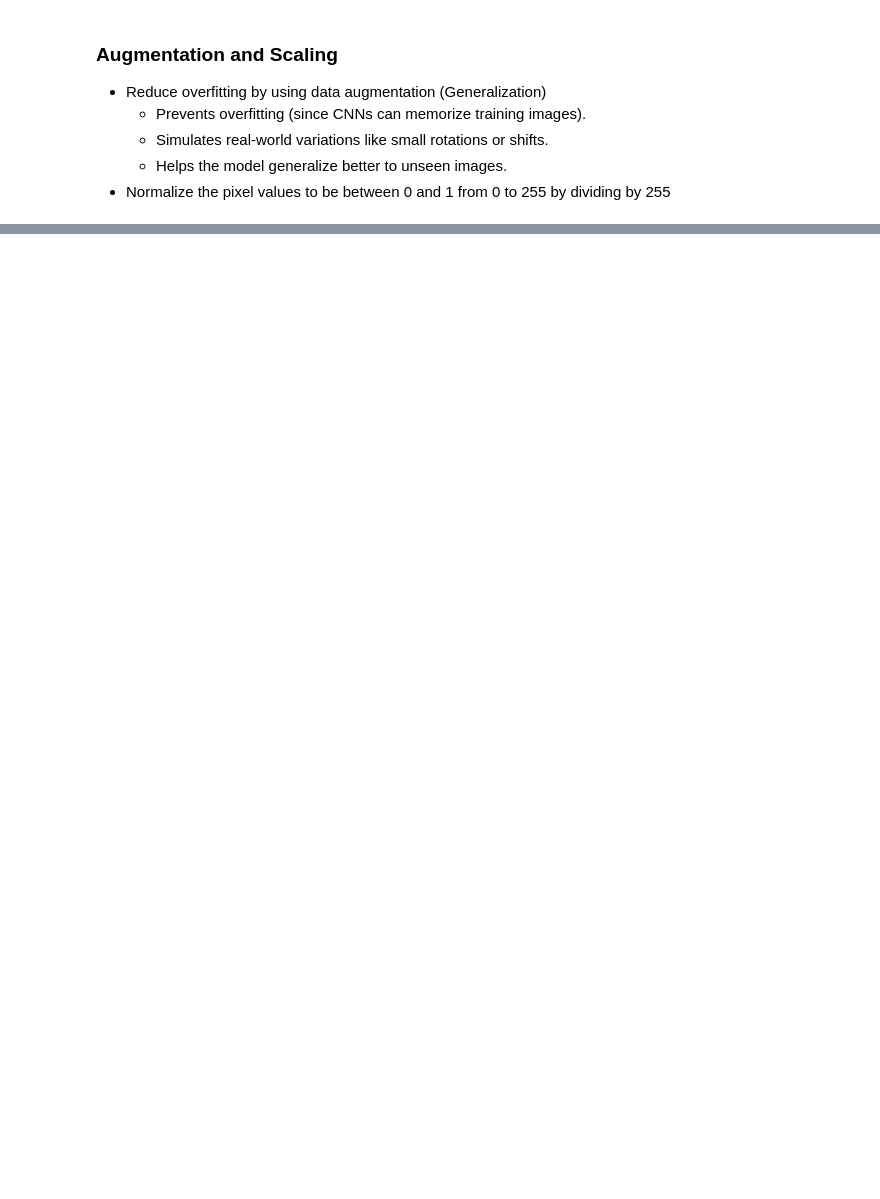
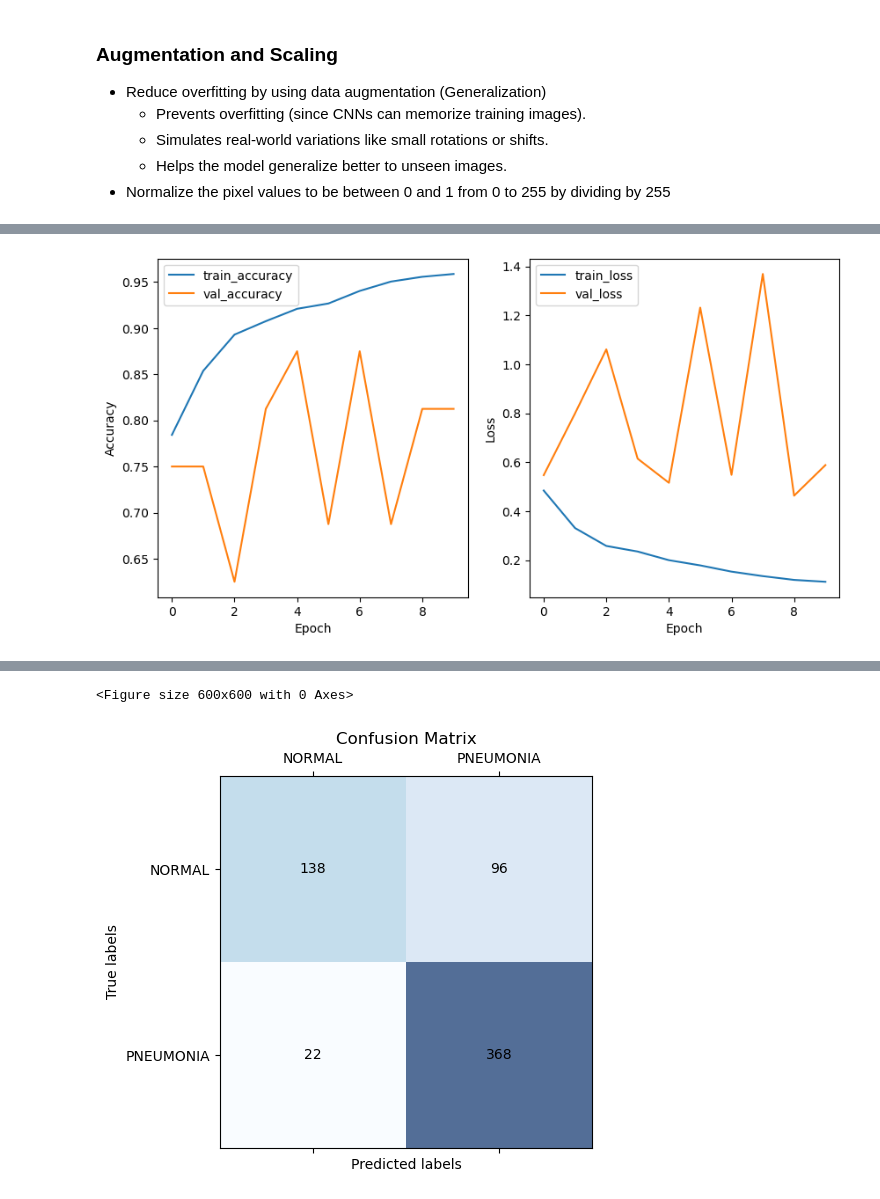
Before and after one commit to oblomovite/p4_capstone, a Jupyter notebook: index.ipynb, the cells around one changed output, grey strips where cells are left out. Cells and saved outputs as stored; diff of their text form; code cells hidden in the pictures; blank space fills up the shorter version.

Commit message:
+model checkpoint, model evaluation

```diff
--- a/index.ipynb
+++ b/index.ipynb
@@ -133,0 +174,7 @@ We will leverage a moderate CNN with the following layers:
+# %%
+# Compile the model
+model.compile(optimizer="adam",
+              loss="binary_crossentropy",
+              metrics=["accuracy", Precision(), Recall(), AUC()])
+
+model.summary()
@@ -133,0 +208,10 @@ We will leverage a moderate CNN with the following layers:
+# %%
+# training parameters
+EPOCHS = 10
+
+# train the model
+history = model.fit(
+    train_dataset,
+    validation_data=val_dataset,
+    epochs=EPOCHS
+)
@@ -133,0 +243,60 @@ We will leverage a moderate CNN with the following layers:
+# %%
+# evaluate the model
+loss, accuracy, precision, recall, auc = model.evaluate(test_dataset)
+print("Test accuracy:", accuracy)
+print("Test precision:", precision)
+print("Test recall:", recall)
+print("Test AUC:", auc)
+
+# plot the training history
+plt.figure(figsize=(10, 5))
+plt.subplot(1, 2, 1)
+plt.plot(history.history["accuracy"], label="train_accuracy")
+plt.plot(history.history["val_accuracy"], label="val_accuracy")
+plt.xlabel("Epoch")
+plt.ylabel("Accuracy")
+plt.legend()
+
+plt.subplot(1, 2, 2)
+plt.plot(history.history["loss"], label="train_loss")
+plt.plot(history.history["val_loss"], label="val_loss")
+plt.xlabel("Epoch")
+plt.ylabel("Loss")
+plt.legend()
+plt.show()
+
+# make predictions
+predictions = model.predict(test_dataset)
+y_pred = np.round(predictions).flatten()
+
+# get true labels
+y_true = []
+for _, label in test_dataset:
+    y_true.extend(label.numpy())
+
+# print classification report
+print(classification_report(y_true, y_pred))
+
+# print confusion matrix
+print(confusion_matrix(y_true, y_pred))
+
+# visualize confusion matrix
+plt.figure(figsize=(6, 6))
+cm = confusion_matrix(y_true, y_pred)
+plt.matshow(cm, cmap="Blues", alpha=0.7)
+for i in range(cm.shape[0]):
+    for j in range(cm.shape[1]):
+        plt.text(x=j, y=i, s=cm[i, j], va="center", ha="center")
+plt.xlabel("Predicted labels")
+plt.ylabel("True labels")
+plt.xticks([0, 1], class_names)
+plt.yticks([0, 1], class_names)
+plt.title("Confusion Matrix")
+plt.show()
+
+# print accuracy
+print("Accuracy:", accuracy_score(y_true, y_pred))
+
+# save the model
+model.save("models/pneumonia_detection_model.keras")
+# %% [output]
@@ -133,0 +308 @@ We will leverage a moderate CNN with the following layers:
+[figure, added]
@@ -133,0 +321,2 @@ We will leverage a moderate CNN with the following layers:
+<Figure size 600x600 with 0 Axes>
+[figure, added]
```
Also changed, not shown: parts of 13 cells of this notebook, 2 other files.
